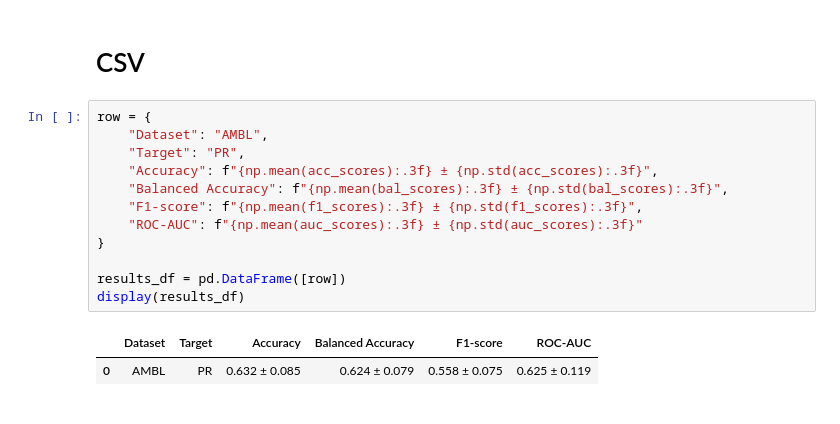
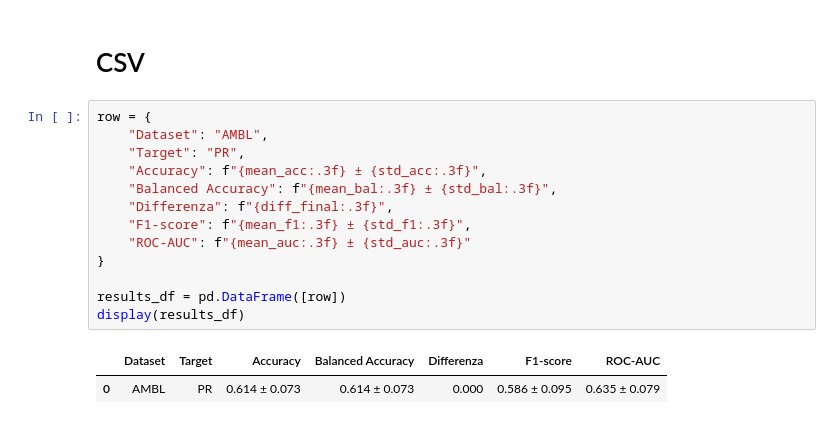
Before and after one commit to FrancescoDalCanto/BC-ML4, a Jupyter notebook: src/miglioramento_dati/ClassiBilanciate2_ambl_SCALE_POS_WEIGHT.ipynb, the cells around one changed output. Drawn from its saved outputs; the diff is of its cells as text.

```diff
--- a/src/miglioramento_dati/ClassiBilanciate2_ambl_SCALE_POS_WEIGHT.ipynb
+++ b/src/miglioramento_dati/ClassiBilanciate2_ambl_SCALE_POS_WEIGHT.ipynb
@@ -381,15 +606,16 @@ TN=6 | FP=3 | FN=2 | TP=5
 # %%
 row = {
     "Dataset": "AMBL",
     "Target": "PR",
-    "Accuracy": f"{np.mean(acc_scores):.3f} ± {np.std(acc_scores):.3f}",
-    "Balanced Accuracy": f"{np.mean(bal_scores):.3f} ± {np.std(bal_scores):.3f}",
-    "F1-score": f"{np.mean(f1_scores):.3f} ± {np.std(f1_scores):.3f}",
-    "ROC-AUC": f"{np.mean(auc_scores):.3f} ± {np.std(auc_scores):.3f}"
+    "Accuracy": f"{mean_acc:.3f} ± {std_acc:.3f}",
+    "Balanced Accuracy": f"{mean_bal:.3f} ± {std_bal:.3f}",
+    "Differenza": f"{diff_final:.3f}",
+    "F1-score": f"{mean_f1:.3f} ± {std_f1:.3f}",
+    "ROC-AUC": f"{mean_auc:.3f} ± {std_auc:.3f}"
 }
 
 results_df = pd.DataFrame([row])
 display(results_df)
 # %% [output]
-|  | Dataset | Target | Accuracy | Balanced Accuracy | F1-score | ROC-AUC |
-| 0 | AMBL | PR | 0.632 ± 0.085 | 0.624 ± 0.079 | 0.558 ± 0.075 | 0.625 ± 0.119 |
+|  | Dataset | Target | Accuracy | Balanced Accuracy | Differenza | F1-score | ROC-AUC |
+| 0 | AMBL | PR | 0.614 ± 0.073 | 0.614 ± 0.073 | 0.000 | 0.586 ± 0.095 | 0.635 ± 0.079 |
```
Also changed, not shown: parts of 4 cells of this notebook, 13 other files.
